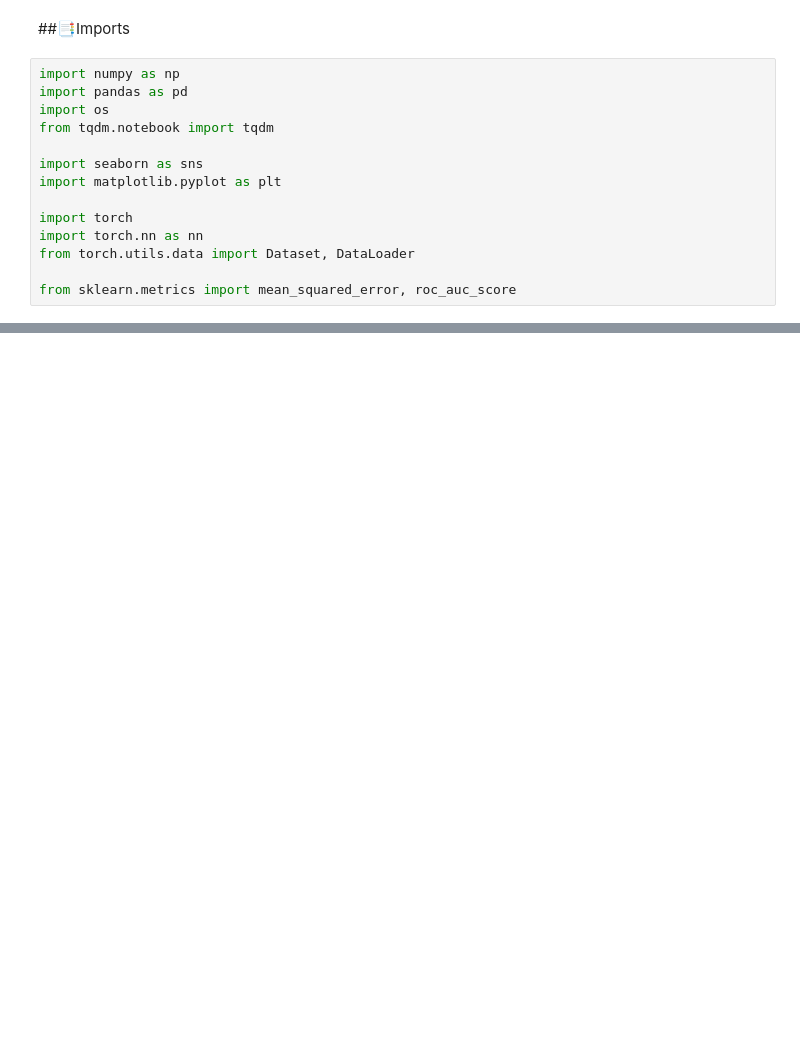
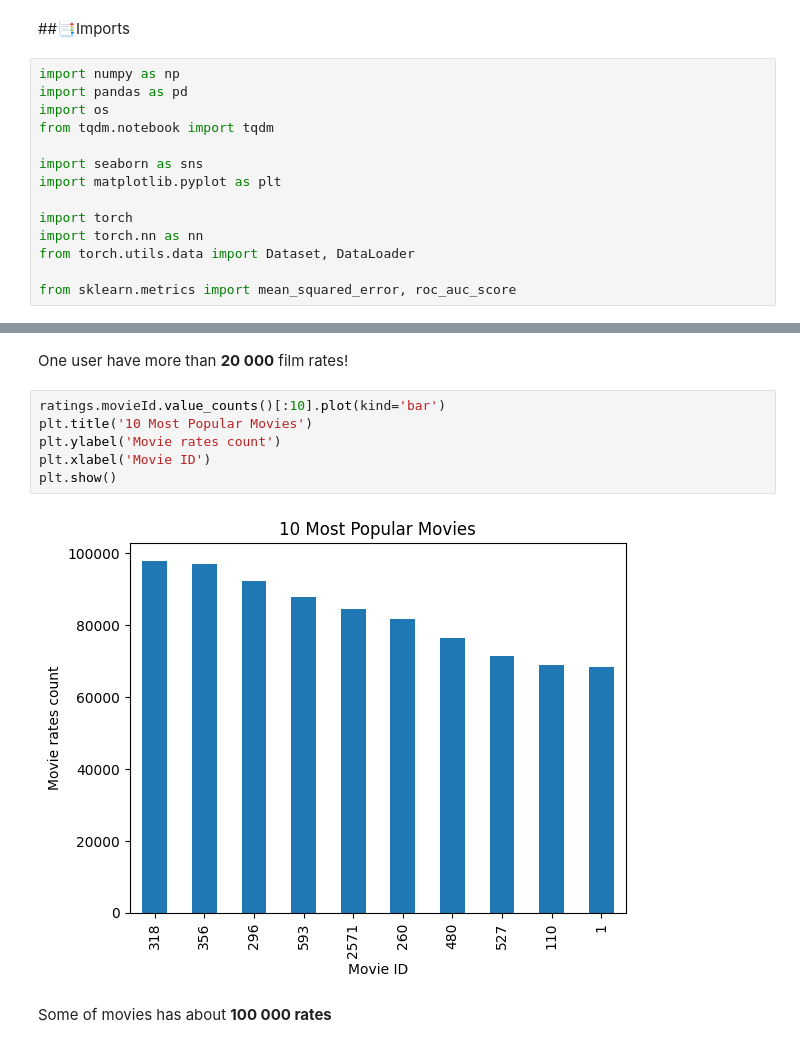
Before and after one commit to MyNameIsEldar/Movie_Recommender, a Jupyter notebook: rec_system.ipynb, the cells around one changed output, grey strips where cells are left out. Cells and saved outputs as stored; diff of their text form; blank space fills up the shorter version.

```diff
--- a/rec_system.ipynb
+++ b/rec_system.ipynb
@@ -31,0 +132,12 @@ from sklearn.metrics import mean_squared_error, roc_auc_score
+# %% [markdown]
+One user have more than **20 000** film rates!
+# %%
+ratings.movieId.value_counts()[:10].plot(kind='bar')
+plt.title('10 Most Popular Movies')
+plt.ylabel('Movie rates count')
+plt.xlabel('Movie ID')
+plt.show()
+# %% [output]
+[figure, added]
+# %% [markdown]
+Some of movies has about **100 000 rates**
```
Also changed, not shown: parts of 14 cells of this notebook.
